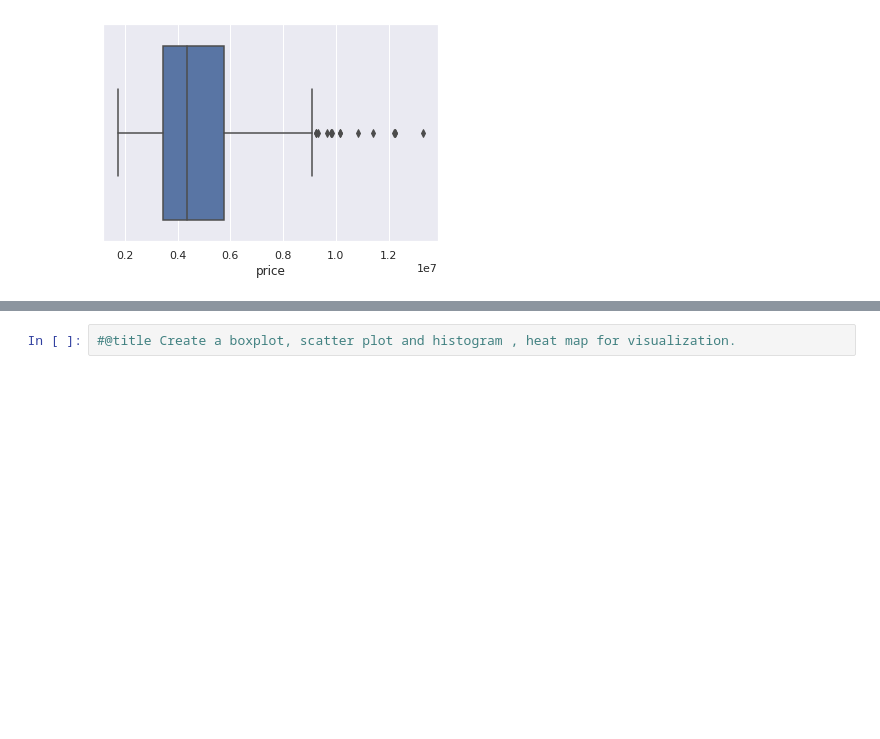
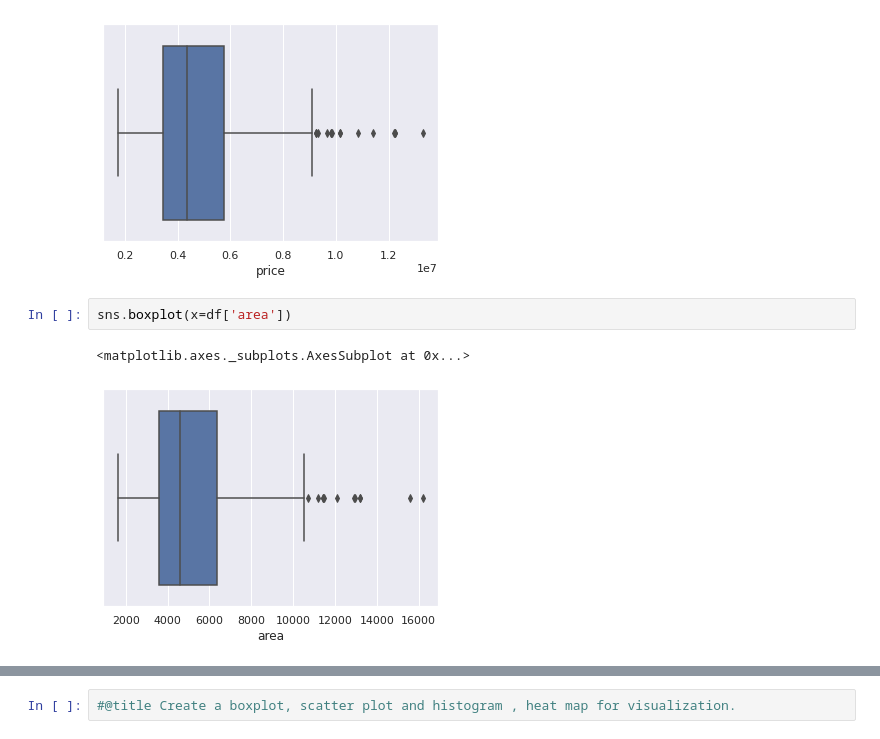
Before and after one commit to gitmccoyabrasaldo/Elective2-MachineLearning, a Jupyter notebook: Exploratory_data_Analysis.ipynb, the cells around one changed output, grey strips where cells are left out. Saved outputs shown, nothing was run; the diff lists cells and outputs as text; blank space fills up the shorter version.

```diff
--- a/Exploratory_data_Analysis.ipynb
+++ b/Exploratory_data_Analysis.ipynb
@@ -433,3 +426,8 @@ sns.boxplot(x=df['price'])
 # %% [output]
 <matplotlib.axes._subplots.AxesSubplot at 0x...>
 [figure]
+# %%
+sns.boxplot(x=df['area'])
+# %% [output]
+<matplotlib.axes._subplots.AxesSubplot at 0x...>
+[figure, added]
```
Also changed, not shown: parts of 7 cells of this notebook.
